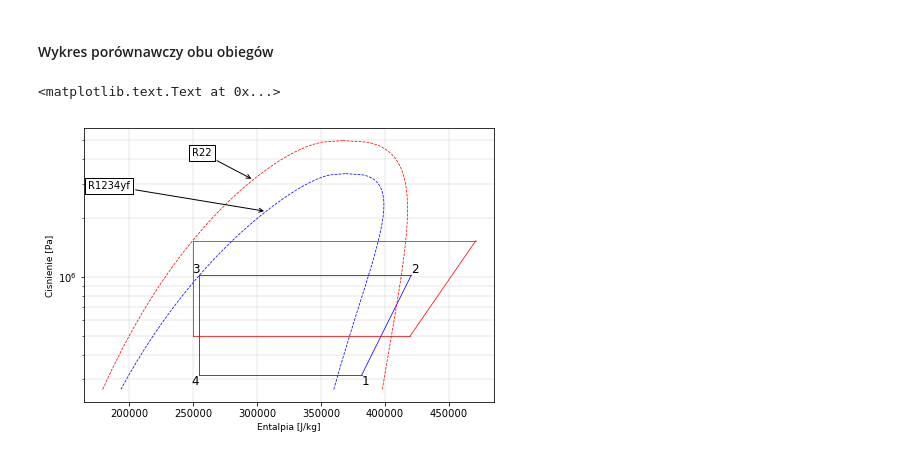
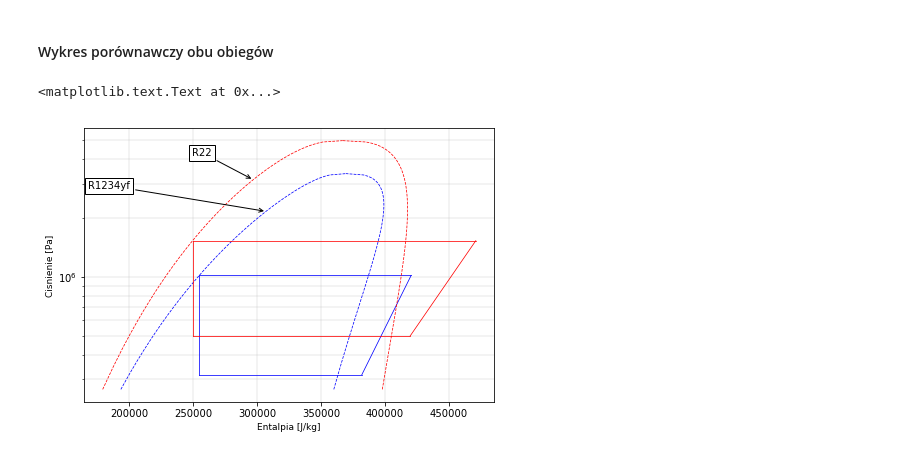
Before and after one commit to zajaczkowski/dydaktyka, a Jupyter notebook: dobór_sprężarki_chłodniczej.ipynb, the cells around one changed output. Saved outputs shown, nothing was run; the diff lists cells and outputs as text; code cells hidden in the pictures.

```diff
--- a/dobór_sprężarki_chłodniczej.ipynb
+++ b/dobór_sprężarki_chłodniczej.ipynb
@@ -334,35 +334,31 @@ plt.plot([h2b,h3], [p_k,p_k], 'b-', linewidth=0.75)
 plt.plot([h3,h4], [p_k,p_0], 'b-', linewidth=0.75)
 
 plt.semilogy(satl, pres, 'b--', linewidth=0.75)
 plt.semilogy(satv, pres, 'b--', linewidth=0.75)
 
 # data (ref)
 plt.plot([h4_ref,h1_ref], [p_0_ref,p_0_ref], 'r-', linewidth=0.75)
 plt.plot([h1_ref,h2b_ref], [p_0_ref,p_k_ref], 'r-', linewidth=0.75)
 plt.plot([h2b_ref,h3_ref], [p_k_ref,p_k_ref], 'r-', linewidth=0.75)
 plt.plot([h3_ref,h4_ref], [p_k_ref,p_0_ref], 'r-', linewidth=0.75)
 
 plt.semilogy(satl_ref, pres_ref, 'r--', linewidth=0.75)
 plt.semilogy(satv_ref, pres_ref, 'r--', linewidth=0.75)
 
 
 # opis punktów
-plt.text(h1, p_0, "1", fontsize=12, horizontalalignment='left', verticalalignment='top')
-plt.text(h2b, p_k, "2", fontsize=12, horizontalalignment='left', verticalalignment='bottom')
-plt.text(h3, p_k, "3", fontsize=12, horizontalalignment='right', verticalalignment='bottom')
-plt.text(h4, p_0, "4", fontsize=12, horizontalalignment='right', verticalalignment='top')
 
 plt.annotate(refrigerant,
              xy=(satl[round(0.6 * steps)],pres[round(0.6 * steps)]), xytext=(satl[round(0.9 * steps)]-160000,pres[round(0.9 * steps)]), bbox=dict(boxstyle="square", fc="w"),
              arrowprops=dict(facecolor='red', arrowstyle="->"), horizontalalignment='center',
              verticalalignment='top', fontsize=10)
 plt.annotate(refrigerant_ref,
              xy=(satl_ref[round(0.6 * steps)],pres_ref[round(0.6 * steps)]), xytext=(satl_ref[round(0.9 * steps)]-80000,pres_ref[round(0.9 * steps)]), bbox=dict(boxstyle="square", fc="w"),
              arrowprops=dict(facecolor='red', arrowstyle="->"), horizontalalignment='center',
              verticalalignment='top', fontsize=10)
 
 plt.xlabel('Entalpia [J/kg]',fontsize=9)
 plt.ylabel('Cisnienie [Pa]',fontsize=9)
 # %% [output]
 <matplotlib.text.Text at 0x...>
-[figure, old version]
+[figure, new version]
```
Also changed, not shown: parts of 2 cells of this notebook.
